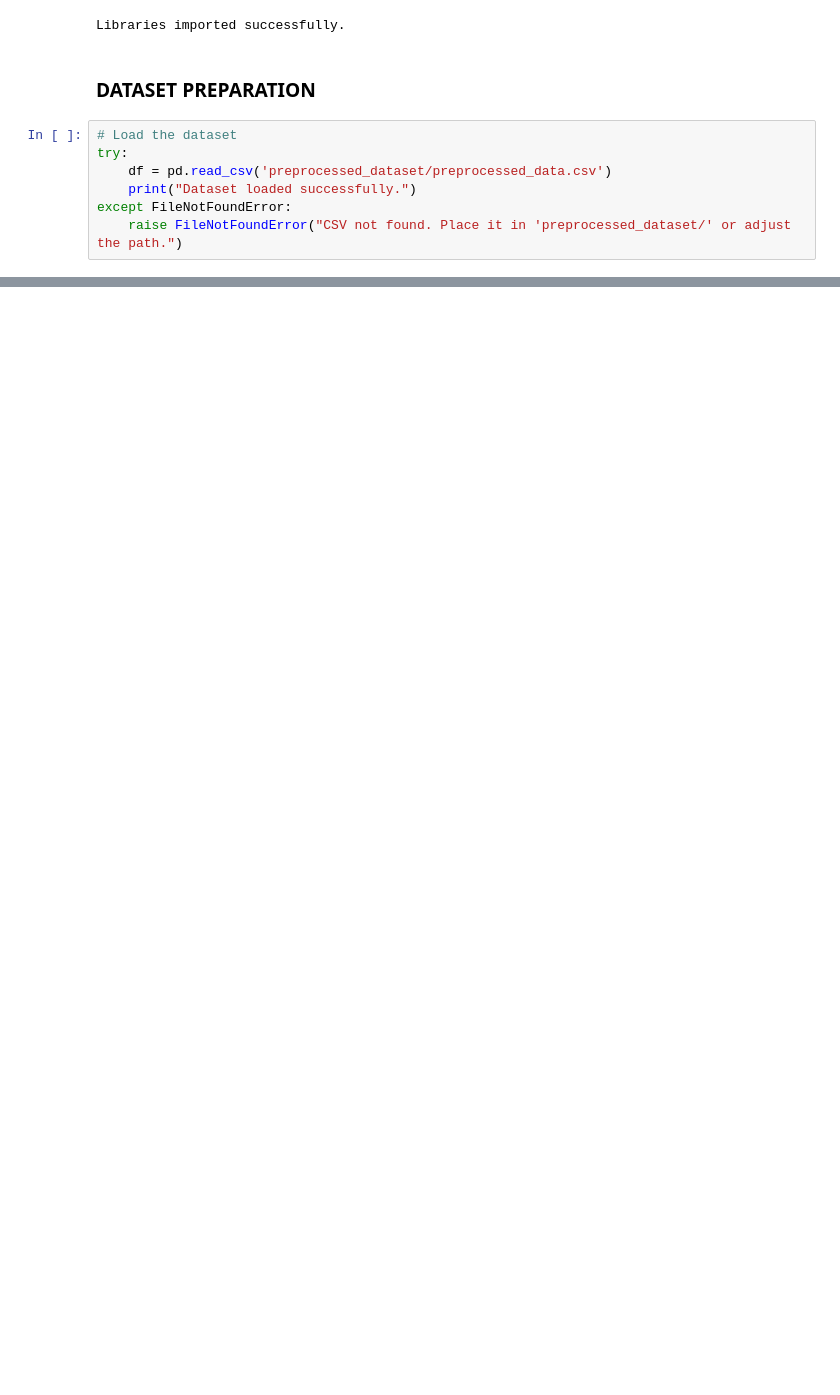
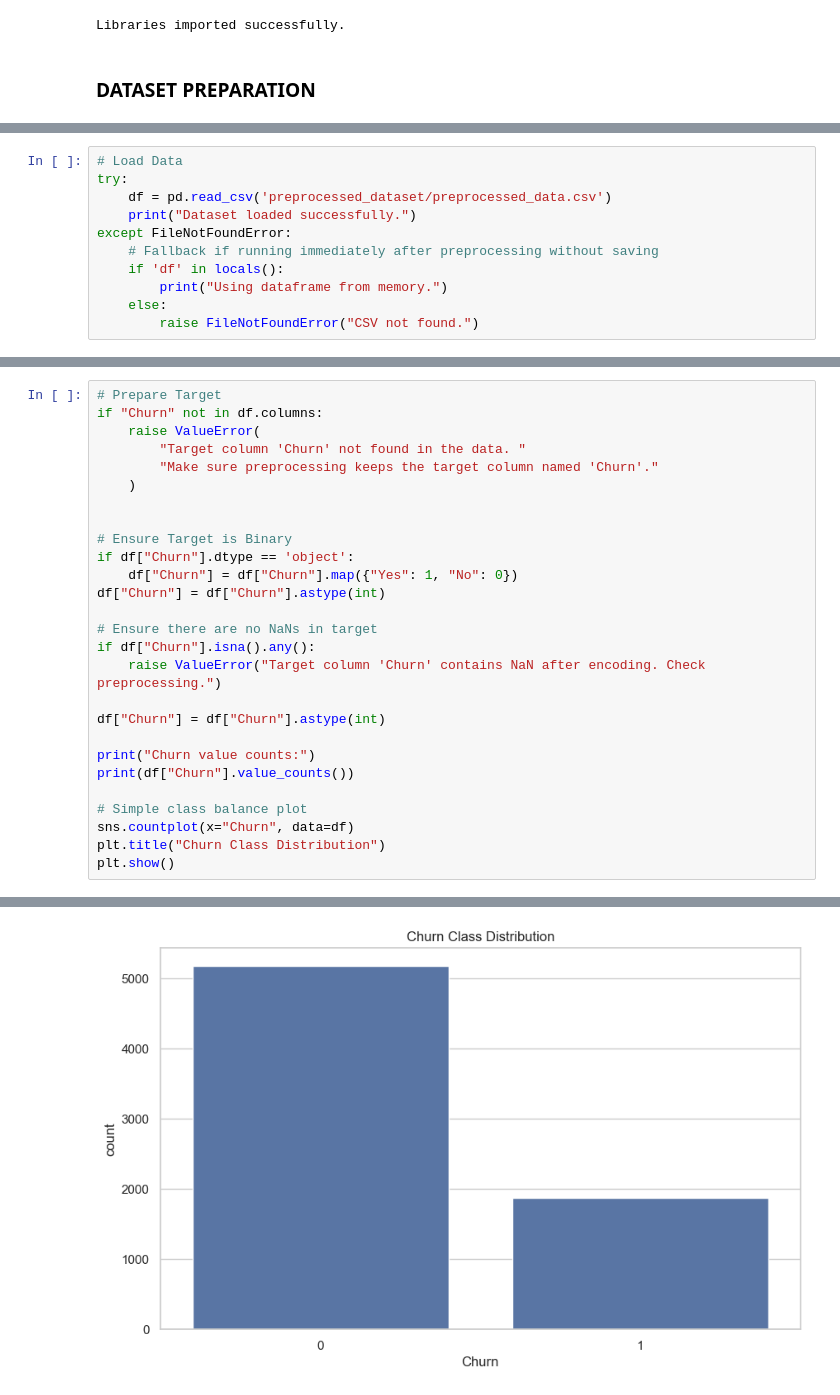
Before and after one commit to Pudamya/CM2604_ML_CW_2425595, a Jupyter notebook: Neural_Network_&_Decision_Tree.ipynb, the cells around one changed output, grey strips where cells are left out. Saved outputs shown, nothing was run; the diff lists cells and outputs as text; blank space fills up the shorter version.

```diff
--- a/Neural_Network_&_Decision_Tree.ipynb
+++ b/Neural_Network_&_Decision_Tree.ipynb
@@ -56,10 +45,3 @@ print("Libraries imported successfully.")
 Libraries imported successfully.
 # %% [markdown]
 ### DATASET PREPARATION
-# %%
-# Load the dataset
-try:
-    df = pd.read_csv('preprocessed_dataset/preprocessed_data.csv')
-    print("Dataset loaded successfully.")
-except FileNotFoundError:
-    raise FileNotFoundError("CSV not found. Place it in 'preprocessed_dataset/' or adjust the path.")
@@ -791,0 +48,11 @@ display(comparison_df)
+# %%
+# Load Data
+try:
+    df = pd.read_csv('preprocessed_dataset/preprocessed_data.csv')
+    print("Dataset loaded successfully.")
+except FileNotFoundError:
+    # Fallback if running immediately after preprocessing without saving
+    if 'df' in locals():
+        print("Using dataframe from memory.")
+    else:
+        raise FileNotFoundError("CSV not found.")
@@ -791,0 +61,28 @@ display(comparison_df)
+# %%
+# Prepare Target
+if "Churn" not in df.columns:
+    raise ValueError(
+        "Target column 'Churn' not found in the data. "
+        "Make sure preprocessing keeps the target column named 'Churn'."
+    )
+
+
+# Ensure Target is Binary
+if df["Churn"].dtype == 'object':
+    df["Churn"] = df["Churn"].map({"Yes": 1, "No": 0})
+df["Churn"] = df["Churn"].astype(int)
+
+# Ensure there are no NaNs in target
+if df["Churn"].isna().any():
+    raise ValueError("Target column 'Churn' contains NaN after encoding. Check preprocessing.")
+
+df["Churn"] = df["Churn"].astype(int)
+
+print("Churn value counts:")
+print(df["Churn"].value_counts())
+
+# Simple class balance plot
+sns.countplot(x="Churn", data=df)
+plt.title("Churn Class Distribution")
+plt.show()
+# %% [output]
@@ -791,0 +94 @@ display(comparison_df)
+[figure, added]
```
Also changed, not shown: parts of 53 cells of this notebook.
